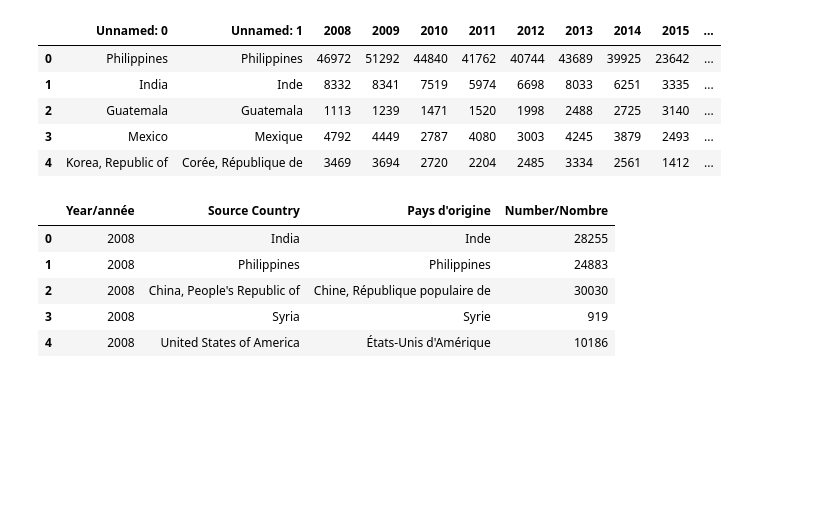
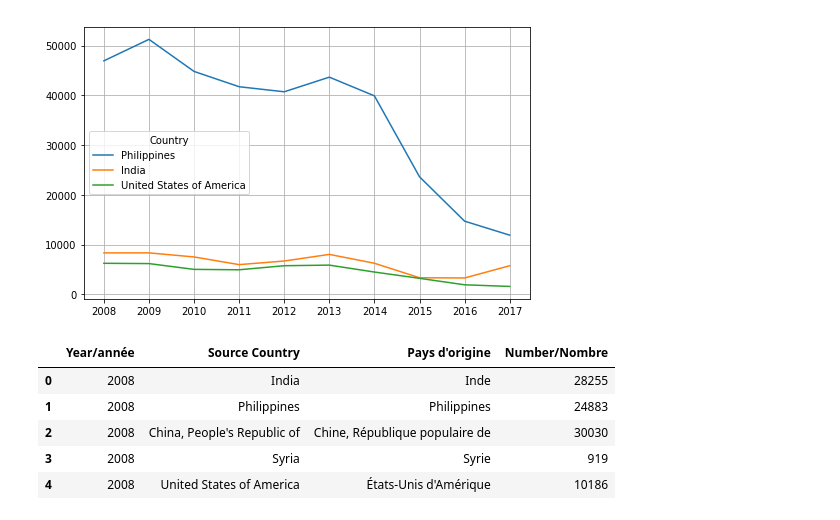
Before and after one commit to Sbagni/Data-Analysis, a Jupyter notebook: Analysis/Canada_analysis.ipynb, the cells around one changed output. Saved outputs shown, nothing was run; the diff lists cells and outputs as text; code cells hidden in the pictures; blank space fills up the shorter version.

```diff
--- a/Analysis/Canada_analysis.ipynb
+++ b/Analysis/Canada_analysis.ipynb
@@ -4,0 +12,5 @@ import numpy as np
+# %%
+#df_canada_temporary_worker.loc["Mean",:] = df_canada_temporary_worker.mean(axis=0)
+df_canada_temporary_worker.loc[:,"Mean"] = df_canada_temporary_worker.mean(axis=1)
+sorted_df_temp_worker = df_canada_temporary_worker.sort_values("Mean", ascending = False).head(4)
+sorted_df_temp_worker
@@ -4,0 +23,10 @@ import numpy as np
+# %%
+plt_df_canada_temp_worker = sorted_df_temp_worker.head(3).T
+
+new_header = plt_df_canada_temp_worker.iloc[0] #grab the first row for the header
+plt_df_canada_temp_worker = plt_df_canada_temp_worker[1:] #take the data less the header row
+plt_df_canada_temp_worker.columns = new_header #set the header row as the df header
+
+plt_df_canada_temp_worker = plt_df_canada_temp_worker.drop(["Mean"])
+plt_df_canada_temp_worker.reset_index(inplace=True)
+plt_df_canada_temp_worker
@@ -5,22 +45,19 @@ import numpy as np
+# %%
+ax = plt_df_canada_temp_worker.plot(figsize=(8,5))
+ax.set_xticks(plt_df_canada_temp_worker.index)
+ax.set_xticklabels(plt_df_canada_temp_worker["index"])
+ax.grid()
+# %% [output]
+[figure, added]
 # %%
-#first dataframe
-df_canada_temporary_worker = pd.read_csv("../Dataset/IRCC_FF_TR_2017_05_CSV.csv", encoding="ISO-8859-1")
-#second dataframe
+#second dataframe temporary_worker became resident
 df_canada_temp_pr = pd.read_csv("../Dataset/IRCC_FF_PR_2017_15_CSV_pr_contry.csv", encoding="ISO-8859-1")
 df_canada_temporary_worker.head()
+df_canada_temp_pr.head()
 # %% [output]
-|  | Unnamed: 0 | Unnamed: 1 | 2008 | 2009 | 2010 | 2011 | 2012 | 2013 | 2014 | 2015 | ... |
-| 0 | Philippines | Philippines | 46972 | 51292 | 44840 | 41762 | 40744 | 43689 | 39925 | 23642 | ... |
-| 1 | India | Inde | 8332 | 8341 | 7519 | 5974 | 6698 | 8033 | 6251 | 3335 | ... |
-| 2 | Guatemala | Guatemala | 1113 | 1239 | 1471 | 1520 | 1998 | 2488 | 2725 | 3140 | ... |
-| 3 | Mexico | Mexique | 4792 | 4449 | 2787 | 4080 | 3003 | 4245 | 3879 | 2493 | ... |
-| 4 | Korea, Republic of | Corée, République de | 3469 | 3694 | 2720 | 2204 | 2485 | 3334 | 2561 | 1412 | ... |
+|  | Year/année | Source Country | Pays d'origine | Number/Nombre |
+| 0 | 2008 | India | Inde | 28255 |
+| 1 | 2008 | Philippines | Philippines | 24883 |
+| 2 | 2008 | China, People's Republic of | Chine, République populaire de | 30030 |
+| 3 | 2008 | Syria | Syrie | 919 |
+| 4 | 2008 | United States of America | États-Unis d'Amérique | 10186 |
-# %%
-df_canada_temp_pr.head()
-# %% [output]
-|  | Year/année | Source Country | Pays d'origine | Number/Nombre |
-| 0 | 2008 | India | Inde | 28255 |
-| 1 | 2008 | Philippines | Philippines | 24883 |
-| 2 | 2008 | China, People's Republic of | Chine, République populaire de | 30030 |
-| 3 | 2008 | Syria | Syrie | 919 |
-| 4 | 2008 | United States of America | États-Unis d'Amérique | 10186 |
```
Also changed, not shown: parts of 29 cells of this notebook.
